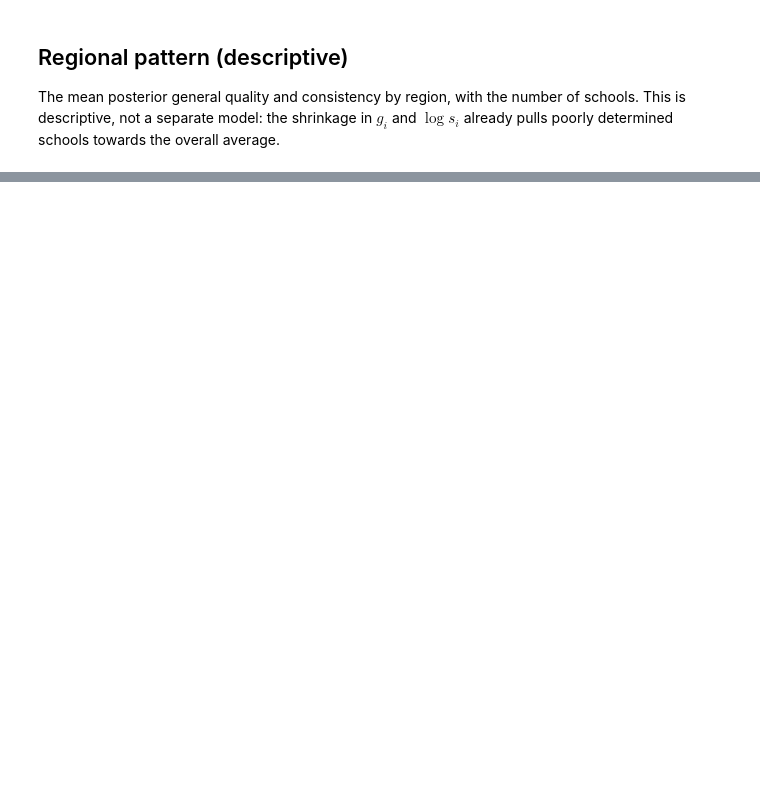
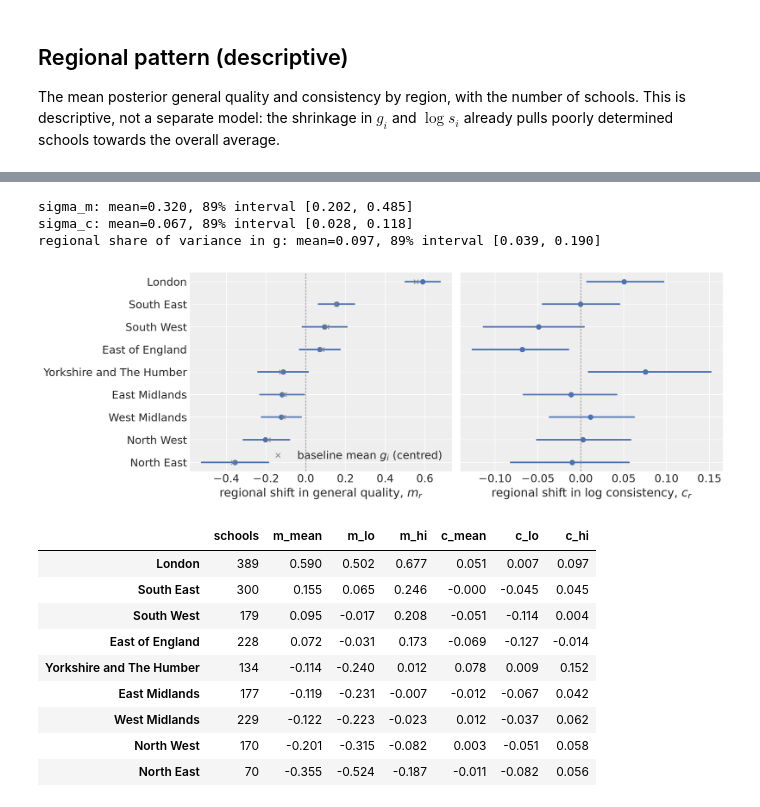
Before and after one commit to cormach/bayesian-learning, a Jupyter notebook: schools-analysis/gcse-school-quality.ipynb, the cells around one changed output, grey strips where cells are left out. Drawn from its saved outputs; the diff is of its cells as text; code cells hidden in the pictures; blank space fills up the shorter version.

```diff
--- a/schools-analysis/gcse-school-quality.ipynb
+++ b/schools-analysis/gcse-school-quality.ipynb
@@ -350,0 +500,4 @@ plt.show()
+# %%
+with regional_model:
+    idata_reg = pm.sample(draws=1000, tune=2000, chains=4, target_accept=0.99,
+                          random_seed=RANDOM_SEED, progressbar=False)
@@ -350,0 +525,47 @@ plt.show()
+# %%
+post_r = idata_reg.posterior
+m_draws = post_r["m"].to_numpy().reshape(-1, len(regions))
+c_draws = post_r["c"].to_numpy().reshape(-1, len(regions))
+sigma_m_d = post_r["sigma_m"].to_numpy().ravel()
+sigma_c_d = post_r["sigma_c"].to_numpy().ravel()
+print("sigma_m:", summarise(sigma_m_d))
+print("sigma_c:", summarise(sigma_c_d))
+print("regional share of variance in g:", summarise(sigma_m_d**2 / (1 + sigma_m_d**2)))
+
+order_r = np.argsort(-m_draws.mean(axis=0))
+fig, axes = plt.subplots(1, 2, figsize=(12.5, 4.4), sharey=True)
+for ax, draws, label, ref in [(axes[0], m_draws, "regional shift in general quality, $m_r$", 0.0),
+                              (axes[1], c_draws, "regional shift in log consistency, $c_r$", 0.0)]:
+    for row, k in enumerate(order_r):
+        lo, med, hi = np.percentile(draws[:, k], [5.5, 50, 94.5])
+        ax.plot([lo, hi], [row, row], color="#4C72B0", linewidth=2)
+        ax.plot(med, row, "o", color="#4C72B0")
+    ax.axvline(ref, color="grey", linewidth=0.8, linestyle="--")
+    ax.set_xlabel(label)
+axes[0].plot([by_region.loc[regions[k], "mean_g"] - by_region["mean_g"].mean() for k in order_r], range(len(regions)), "x", color="grey", label="baseline mean $g_i$ (centred)")
+axes[0].legend(loc="lower right")
+axes[0].set_yticks(range(len(regions)), [regions[k] for k in order_r])
+axes[0].invert_yaxis()
+plt.tight_layout()
+plt.show()
+
+table = pd.DataFrame({"schools": np.bincount(reg_idx)[:len(regions)],
+                      "m_mean": m_draws.mean(axis=0), "m_lo": np.percentile(m_draws, 5.5, axis=0), "m_hi": np.percentile(m_draws, 94.5, axis=0),
+                      "c_mean": c_draws.mean(axis=0), "c_lo": np.percentile(c_draws, 5.5, axis=0), "c_hi": np.percentile(c_draws, 94.5, axis=0)},
+                     index=regions).iloc[order_r]
+table.round(3)
+# %% [output]
+sigma_m: mean=0.320, 89% interval [0.202, 0.485]
+sigma_c: mean=0.067, 89% interval [0.028, 0.118]
+regional share of variance in g: mean=0.097, 89% interval [0.039, 0.190]
+[figure, added]
+|  | schools | m_mean | m_lo | m_hi | c_mean | c_lo | c_hi |
+| London | 389 | 0.590 | 0.502 | 0.677 | 0.051 | 0.007 | 0.097 |
+| South East | 300 | 0.155 | 0.065 | 0.246 | -0.000 | -0.045 | 0.045 |
+| South West | 179 | 0.095 | -0.017 | 0.208 | -0.051 | -0.114 | 0.004 |
+| East of England | 228 | 0.072 | -0.031 | 0.173 | -0.069 | -0.127 | -0.014 |
+| Yorkshire and The Humber | 134 | -0.114 | -0.240 | 0.012 | 0.078 | 0.009 | 0.152 |
+| East Midlands | 177 | -0.119 | -0.231 | -0.007 | -0.012 | -0.067 | 0.042 |
+| West Midlands | 229 | -0.122 | -0.223 | -0.023 | 0.012 | -0.037 | 0.062 |
+| North West | 170 | -0.201 | -0.315 | -0.082 | 0.003 | -0.051 | 0.058 |
+| North East | 70 | -0.355 | -0.524 | -0.187 | -0.011 | -0.082 | 0.056 |
```
Also changed, not shown: parts of 39 cells of this notebook, 17 other files.
